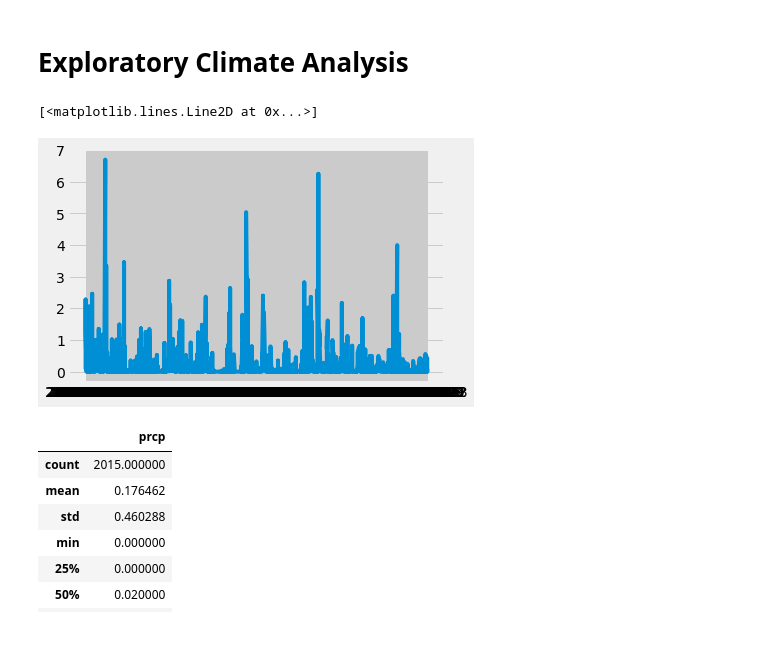
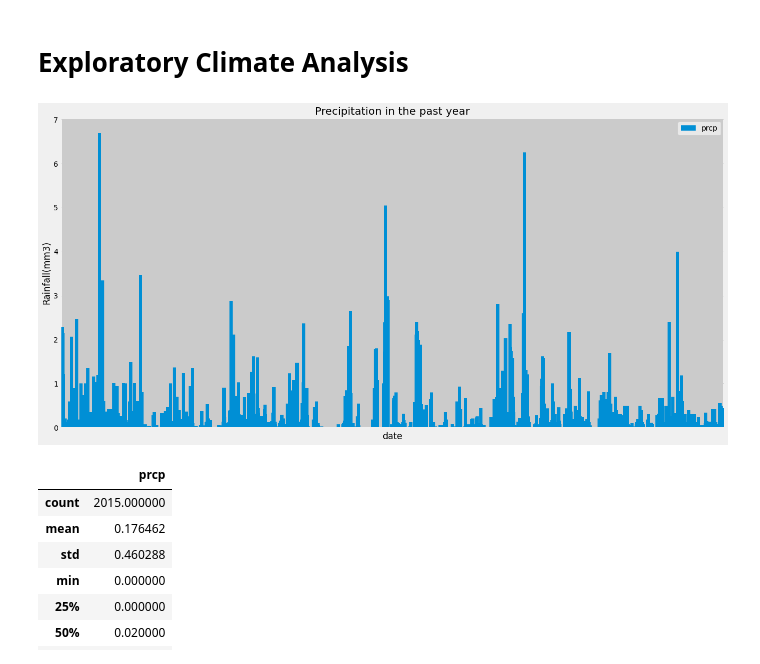
Before and after one commit to alejandrowaring/sqlalchemy-challenge, a Jupyter notebook: climate_analysis.ipynb, the cells around one changed output. Saved outputs shown, nothing was run; the diff lists cells and outputs as text; code cells hidden in the pictures; blank space fills up the shorter version.

```diff
--- a/climate_analysis.ipynb
+++ b/climate_analysis.ipynb
@@ -82,10 +81,13 @@ df = df.dropna()
 # %%
 # Use Pandas Plotting with Matplotlib to plot the data
 ###CLEAN THIS GRAPH UP
-plt.plot(df['prcp'])
+graph = df.plot.bar(figsize=(20,10),width=10)
+graph.set_xticklabels([])
+plt.title("Precipitation in the past year")
+plt.ylabel("Rainfall(mm3)")
+plt.savefig(f"{output_dir}/precipitation_in_past_year")
 # %% [output]
-[<matplotlib.lines.Line2D at 0x...>]
-[figure, old version]
+[figure, new version]
 # %%
 # Use Pandas to calcualte the summary statistics for the precipitation data
 df.describe()
```
Also changed, not shown: parts of 16 cells of this notebook, 4 other files.
